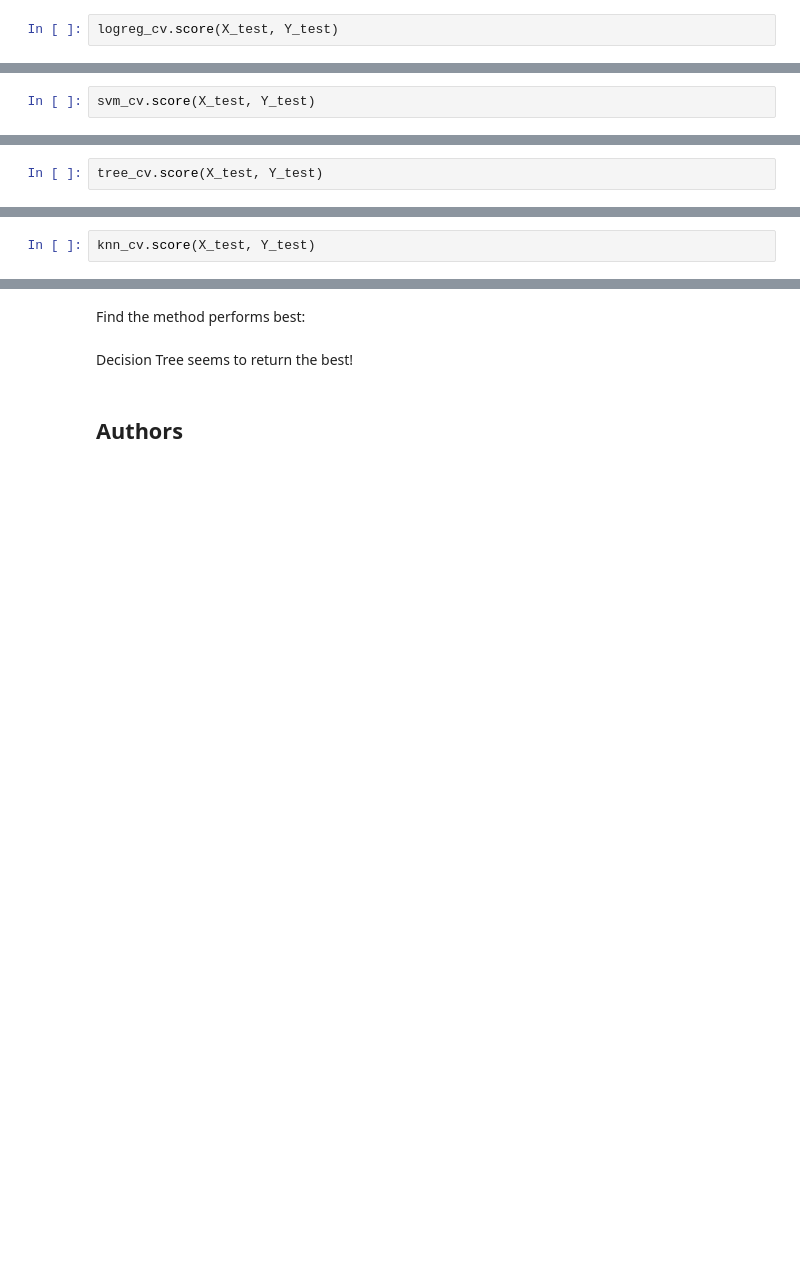
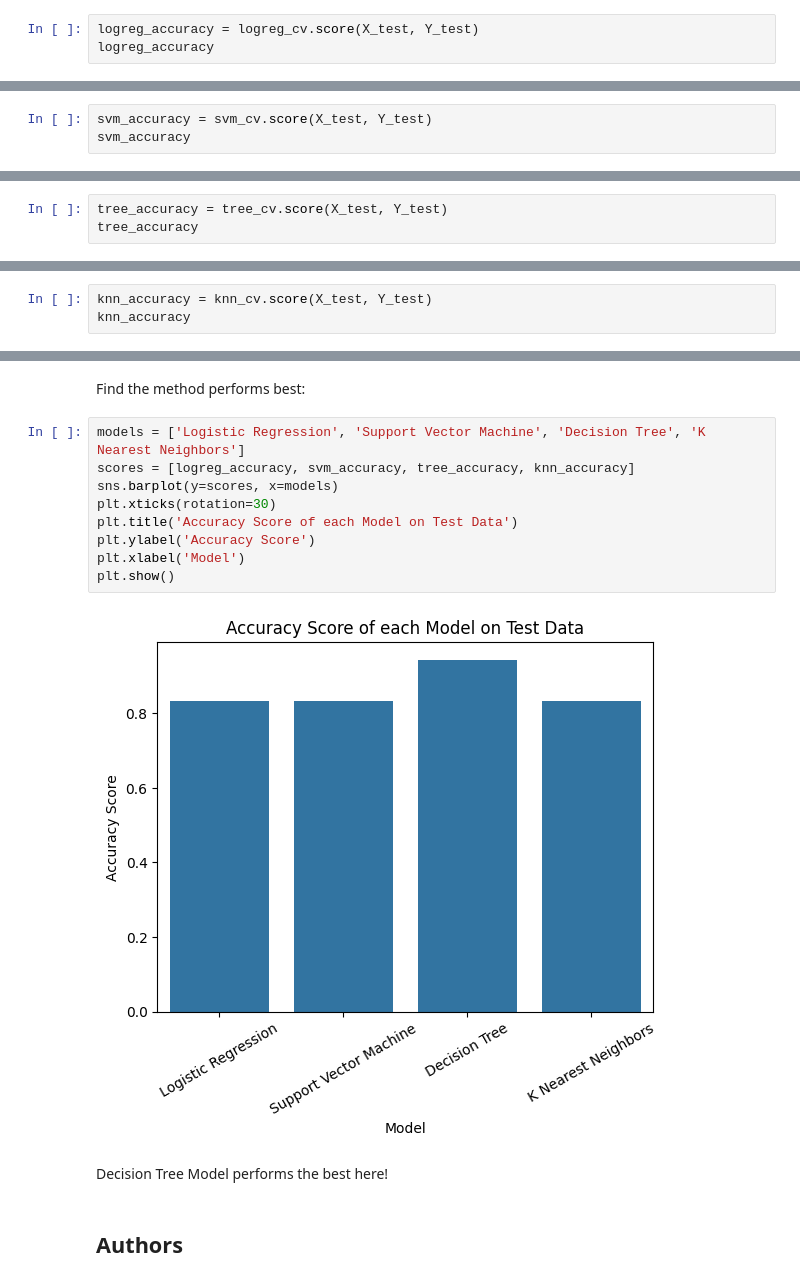
Before and after one commit to azwzhou/SpaceX-Falcon-9-Data-Science-Capstone-Coursera, a Jupyter notebook: SpaceX Machine Learning Prediction.ipynb, the cells around one changed output, grey strips where cells are left out. Saved outputs shown, nothing was run; the diff lists cells and outputs as text; blank space fills up the shorter version.

```diff
--- a/SpaceX Machine Learning Prediction.ipynb
+++ b/SpaceX Machine Learning Prediction.ipynb
@@ -192,7 +192,8 @@ accuracy : 0.8464285714285713
 # %% [markdown]
 Calculate the accuracy on the test data using the method <code>score</code>:
 # %%
-logreg_cv.score(X_test, Y_test)
+logreg_accuracy = logreg_cv.score(X_test, Y_test)
+logreg_accuracy
 # %% [output]
 0.8333333333333334
 # %% [markdown]
@@ -240,7 +241,8 @@ accuracy : 0.8482142857142856
 # %% [markdown]
 Calculate the accuracy on the test data using the method <code>score</code>:
 # %%
-svm_cv.score(X_test, Y_test)
+svm_accuracy = svm_cv.score(X_test, Y_test)
+svm_accuracy
 # %% [output]
 0.8333333333333334
 # %% [markdown]
@@ -285,5 +287,6 @@ accuracy : 0.8767857142857144
 # %% [markdown]
 Calculate the accuracy of tree_cv on the test data using the method <code>score</code>:
 # %%
-tree_cv.score(X_test, Y_test)
+tree_accuracy = tree_cv.score(X_test, Y_test)
+tree_accuracy
 # %% [output]
@@ -324,7 +327,8 @@ accuracy : 0.8482142857142858
 # %% [markdown]
 Calculate the accuracy of knn_cv on the test data using the method <code>score</code>:
 # %%
-knn_cv.score(X_test, Y_test)
+knn_accuracy = knn_cv.score(X_test, Y_test)
+knn_accuracy
 # %% [output]
 0.8333333333333334
 # %% [markdown]
@@ -338,8 +342,19 @@ plot_confusion_matrix(Y_test,yhat)
 ## TASK  12
 # %% [markdown]
 Find the method performs best:
+# %%
+models = ['Logistic Regression', 'Support Vector Machine', 'Decision Tree', 'K Nearest Neighbors']
+scores = [logreg_accuracy, svm_accuracy, tree_accuracy, knn_accuracy]
+sns.barplot(y=scores, x=models)
+plt.xticks(rotation=30)
+plt.title('Accuracy Score of each Model on Test Data')
+plt.ylabel('Accuracy Score')
+plt.xlabel('Model')
+plt.show()
+# %% [output]
+[figure, added]
 # %% [markdown]
-Decision Tree seems to return the best!
+Decision Tree Model performs the best here!
 # %% [markdown]
 ## Authors
 # %% [markdown]
```
Also changed, not shown: parts of 4 cells of this notebook.
